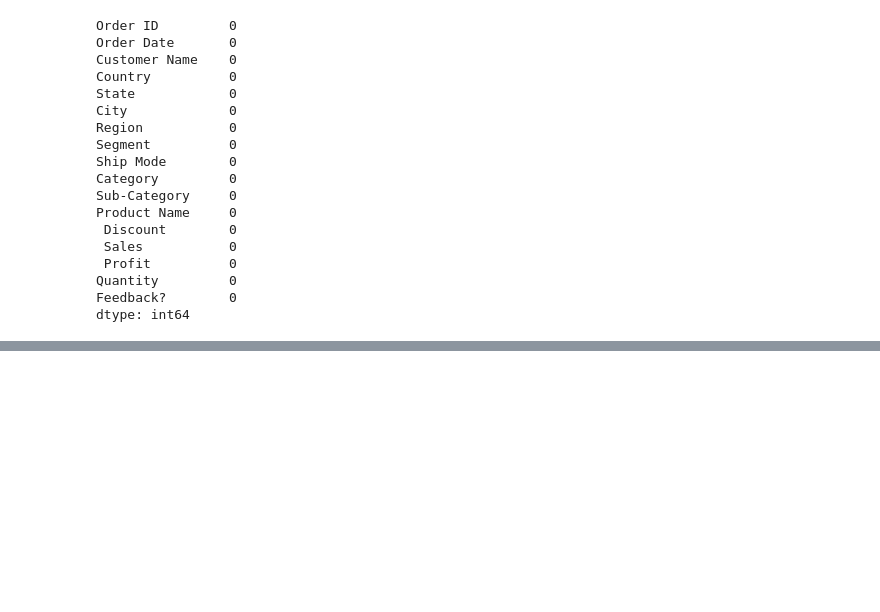
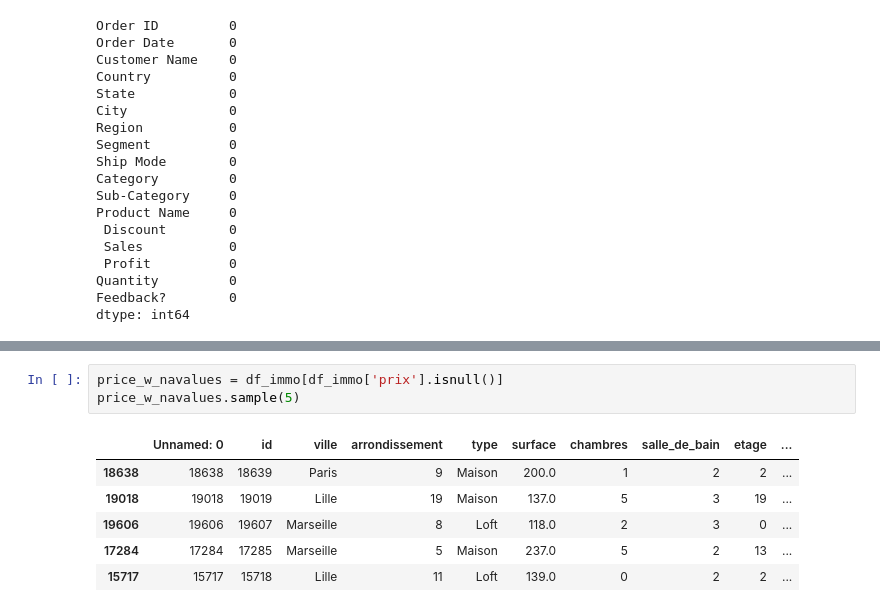
Before and after one commit to Diaure/Business-case-Market-Price-Retail, a Jupyter notebook: analysis.ipynb, the cells around one changed output, grey strips where cells are left out. Drawn from its saved outputs; the diff is of its cells as text; blank space fills up the shorter version.

```diff
--- a/analysis.ipynb
+++ b/analysis.ipynb
@@ -123,0 +239,10 @@ resultat
+# %%
+price_w_navalues = df_immo[df_immo['prix'].isnull()]
+price_w_navalues.sample(5)
+# %% [output]
+|  | Unnamed: 0 | id | ville | arrondissement | type | surface | chambres | salle_de_bain | etage | ... |
+| 18638 | 18638 | 18639 | Paris | 9 | Maison | 200.0 | 1 | 2 | 2 | ... |
+| 19018 | 19018 | 19019 | Lille | 19 | Maison | 137.0 | 5 | 3 | 19 | ... |
+| 19606 | 19606 | 19607 | Marseille | 8 | Loft | 118.0 | 2 | 3 | 0 | ... |
+| 17284 | 17284 | 17285 | Marseille | 5 | Maison | 237.0 | 5 | 2 | 13 | ... |
+| 15717 | 15717 | 15718 | Lille | 11 | Loft | 139.0 | 0 | 2 | 2 | ... |
```
Also changed, not shown: parts of 13 cells of this notebook, 6 other files.
